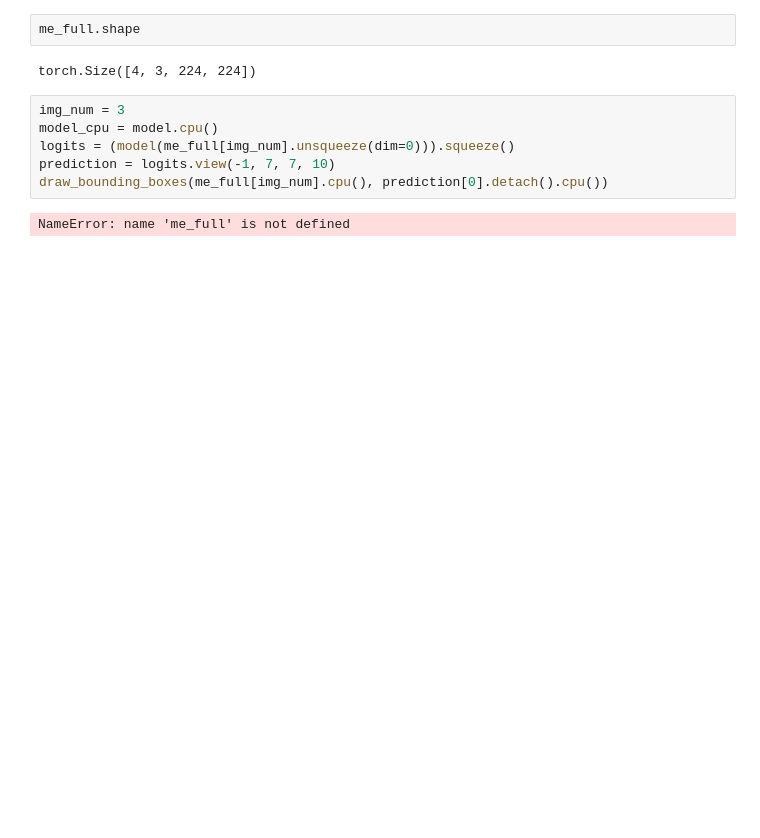
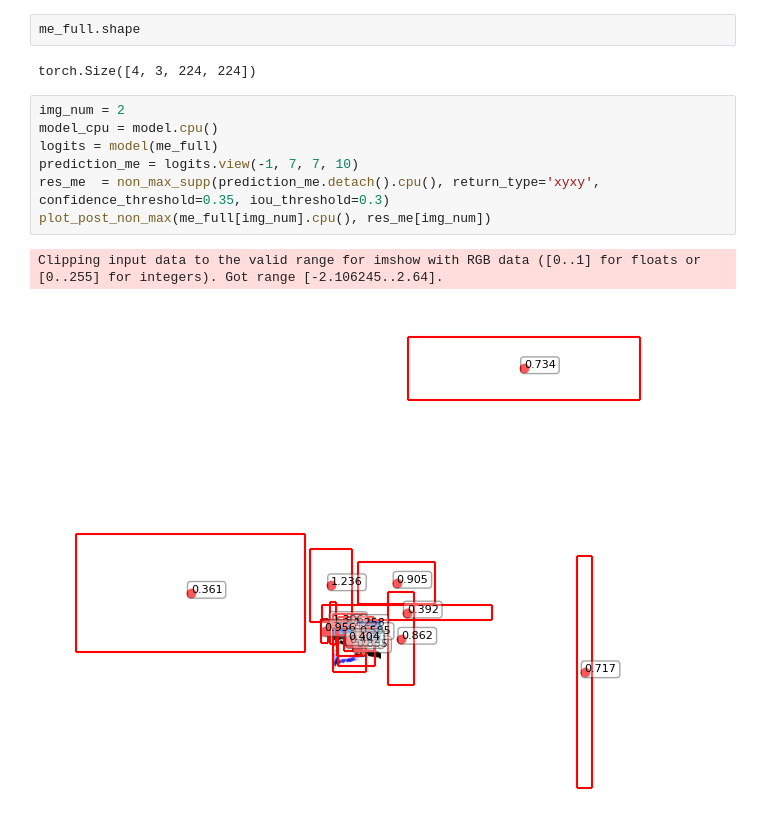
Before and after one commit to KubaJerz/swvl, a Jupyter notebook: week02/test_all_togethr.ipynb, the cells around one changed output. Drawn from its saved outputs; the diff is of its cells as text; blank space fills up the shorter version.

```diff
--- a/week02/test_all_togethr.ipynb
+++ b/week02/test_all_togethr.ipynb
@@ -317,10 +330,12 @@ me_full.shape
 # %% [output]
 torch.Size([4, 3, 224, 224])
 # %%
-img_num = 3
+img_num = 2
 model_cpu = model.cpu()
-logits = (model(me_full[img_num].unsqueeze(dim=0))).squeeze()
-prediction = logits.view(-1, 7, 7, 10)
-draw_bounding_boxes(me_full[img_num].cpu(), prediction[0].detach().cpu())
+logits = model(me_full)
+prediction_me = logits.view(-1, 7, 7, 10)
+res_me  = non_max_supp(prediction_me.detach().cpu(), return_type='xyxy', confidence_threshold=0.35, iou_threshold=0.3)
+plot_post_non_max(me_full[img_num].cpu(), res_me[img_num])
 # %% [output]
-NameError: name 'me_full' is not defined
+Clipping input data to the valid range for imshow with RGB data ([0..1] for floats or [0..255] for integers). Got range [-2.106245..2.64].
+[figure, added]
```
Also changed, not shown: parts of 13 cells of this notebook, 7 other files.
